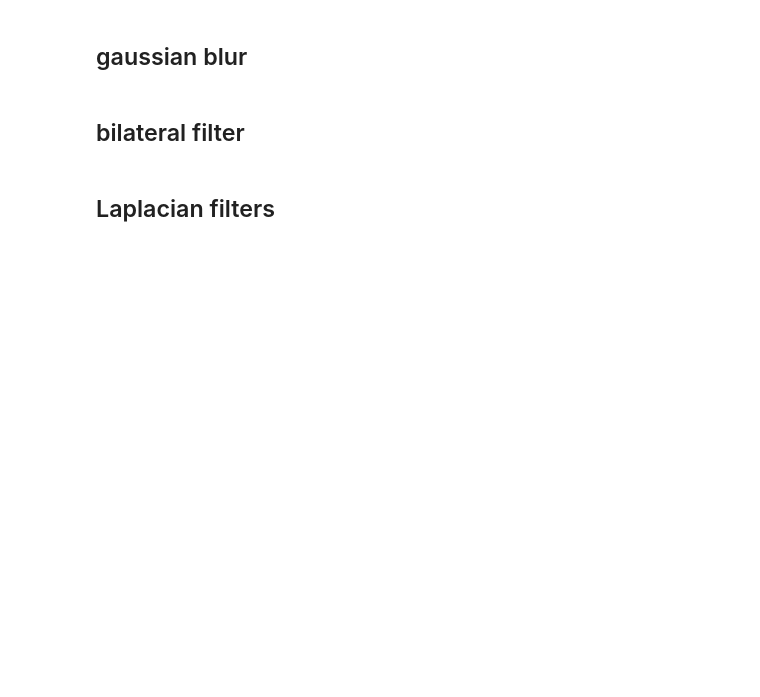
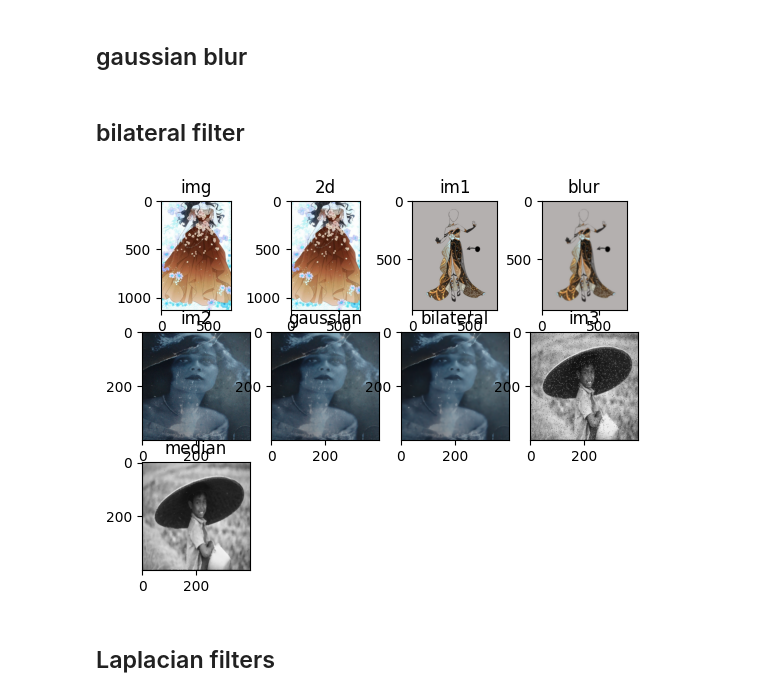
Before and after one commit to JenniferMaryX/sem-4, a Jupyter notebook: filters.ipynb, the cells around one changed output. Saved outputs shown, nothing was run; the diff lists cells and outputs as text; code cells hidden in the pictures; blank space fills up the shorter version.

```diff
--- a/filters.ipynb
+++ b/filters.ipynb
@@ -51,10 +51,11 @@ cv2.destroyAllWindows()
 titles=['img','2d','im1','blur','im2','gaussian','bilateral','im3','median']
 images=[img,filter,im1,blur,im2,gblur,bilateral,im3,medianFilter]
 # %%
-for i in range (0,len(titles)):
-    cv2.imshow("images",images[i])
-    cv2.waitKey(0)
-    cv2.destroyAllWindows()
+for i in range (len(images)):
+    plt.subplot(3,4,i+1),plt.imshow(images[i])
+    plt.title(titles[i])
+# %% [output]
+[figure, added]
 # %% [markdown]
 ## Laplacian  filters
 # %%
```
Also changed, not shown: parts of 4 cells of this notebook.
